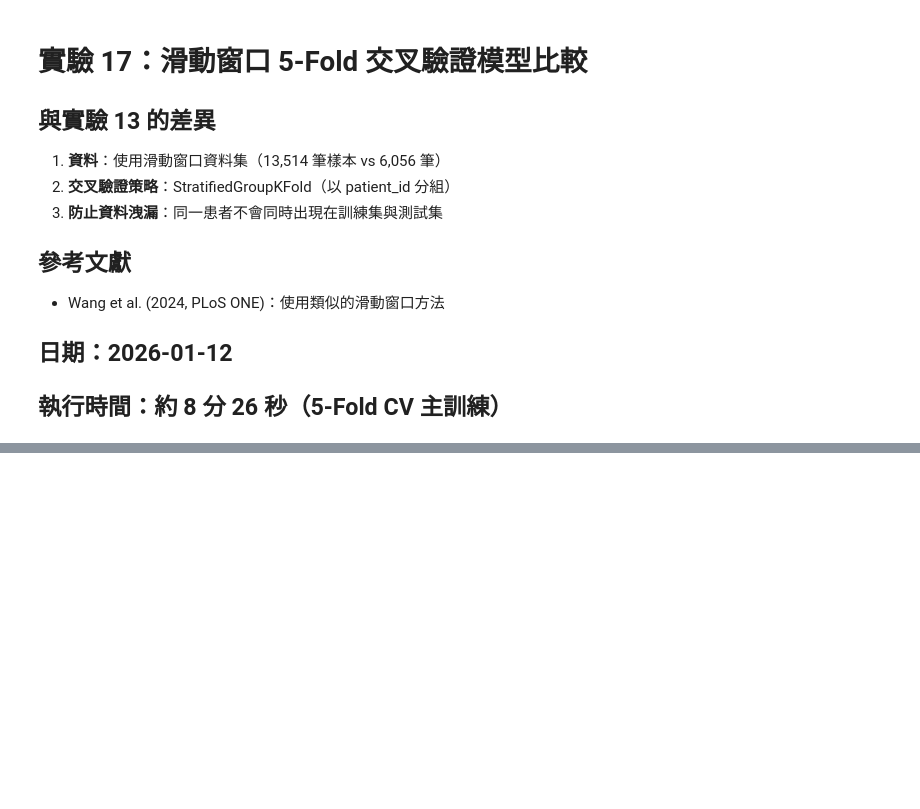
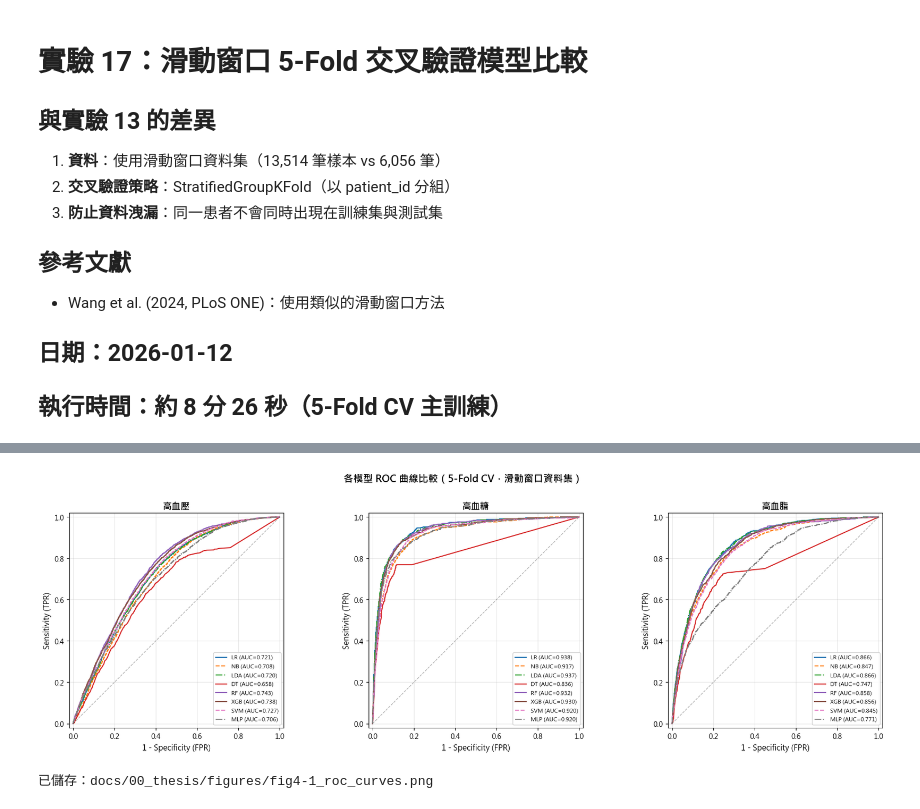
Before and after one commit to joechiboo/RiskPrediction-3H, a Jupyter notebook: notebooks/experiments/17_SlidingWindow_5FoldCV.ipynb, the cells around one changed output, grey strips where cells are left out. Cells and saved outputs as stored; diff of their text form; code cells hidden in the pictures; blank space fills up the shorter version.

```diff
--- a/notebooks/experiments/17_SlidingWindow_5FoldCV.ipynb
+++ b/notebooks/experiments/17_SlidingWindow_5FoldCV.ipynb
@@ -369,0 +487,54 @@ print("\n已儲存：results/sliding_window_auc_comparison.png")
+# %%
+# 圖 4-1：各模型 ROC 曲線比較（8 模型 × 3 疾病）
+fig, axes = plt.subplots(1, 3, figsize=(18, 5.5))
+
+diseases = list(targets.keys())
+model_names = list(get_models().keys())
+
+# 8 模型使用不同顏色與線型，確保可區分
+color_map = {
+    'LR':  ('#1f77b4', '-'),   # 藍 實線
+    'NB':  ('#ff7f0e', '--'),  # 橘 虛線
+    'LDA': ('#2ca02c', '-.'),  # 綠 點虛線
+    'DT':  ('#d62728', '-'),   # 紅 實線
+    'RF':  ('#9467bd', '-'),   # 紫 實線
+    'XGB': ('#8c564b', '-'),   # 棕 實線
+    'SVM': ('#e377c2', '--'),  # 粉 虛線
+    'MLP': ('#7f7f7f', '-.'),  # 灰 點虛線
+}
+
+for idx, disease in enumerate(diseases):
+    ax = axes[idx]
+
+    for model_name in model_names:
+        result = detailed_results[disease][model_name]
+        y_true = np.array(result['y_true_all'])
+        y_prob = np.array(result['y_prob_all'])
+
+        fpr, tpr, _ = roc_curve(y_true, y_prob)
+        auc_val = roc_auc_score(y_true, y_prob)
+
+        color, linestyle = color_map[model_name]
+        ax.plot(fpr, tpr, color=color, linestyle=linestyle, linewidth=1.5,
+                label=f'{model_name} (AUC={auc_val:.3f})')
+
+    # 對角線
+    ax.plot([0, 1], [0, 1], 'k--', alpha=0.3, linewidth=1)
+
+    ax.set_xlabel('1 - Specificity (FPR)', fontsize=11)
+    ax.set_ylabel('Sensitivity (TPR)', fontsize=11)
+    ax.set_title(f'{disease}', fontsize=13, fontweight='bold')
+    ax.legend(loc='lower right', fontsize=8, framealpha=0.9)
+    ax.set_xlim([-0.02, 1.02])
+    ax.set_ylim([-0.02, 1.02])
+    ax.set_aspect('equal')
+    ax.grid(True, alpha=0.3)
+
+fig.suptitle('各模型 ROC 曲線比較（5-Fold CV，滑動窗口資料集）', fontsize=14, fontweight='bold', y=1.02)
+plt.tight_layout()
+plt.savefig('../../docs/00_thesis/figures/fig4-1_roc_curves.png', dpi=300, bbox_inches='tight')
+plt.show()
+print("已儲存：docs/00_thesis/figures/fig4-1_roc_curves.png")
+# %% [output]
+[figure, added]
+已儲存：docs/00_thesis/figures/fig4-1_roc_curves.png
```
Also changed, not shown: parts of 11 cells of this notebook, 13 other files.
